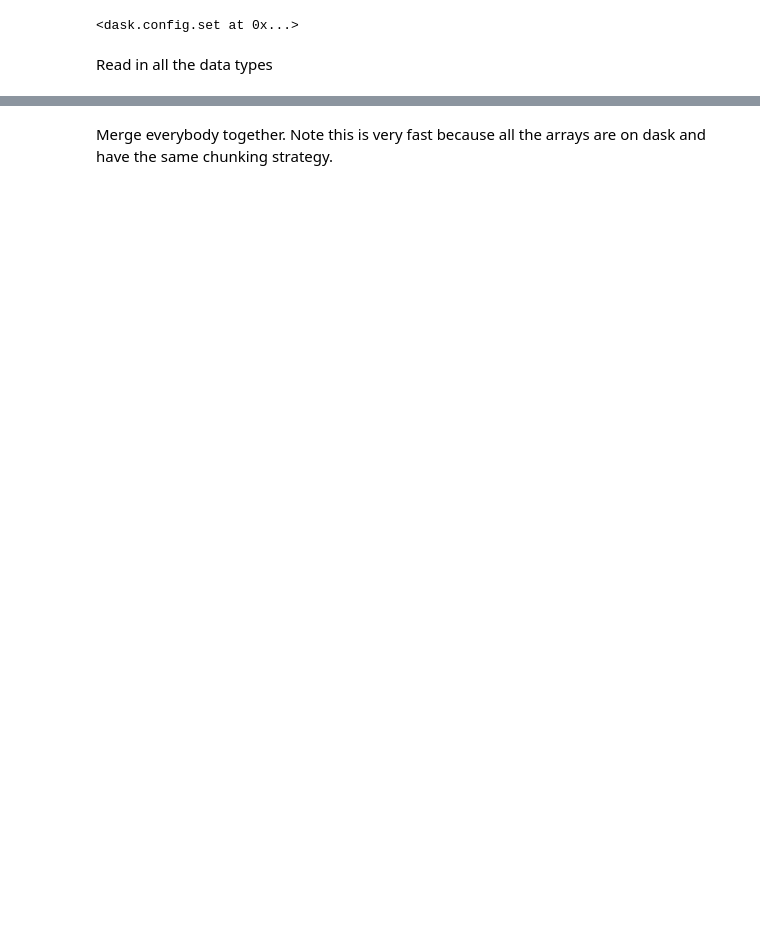
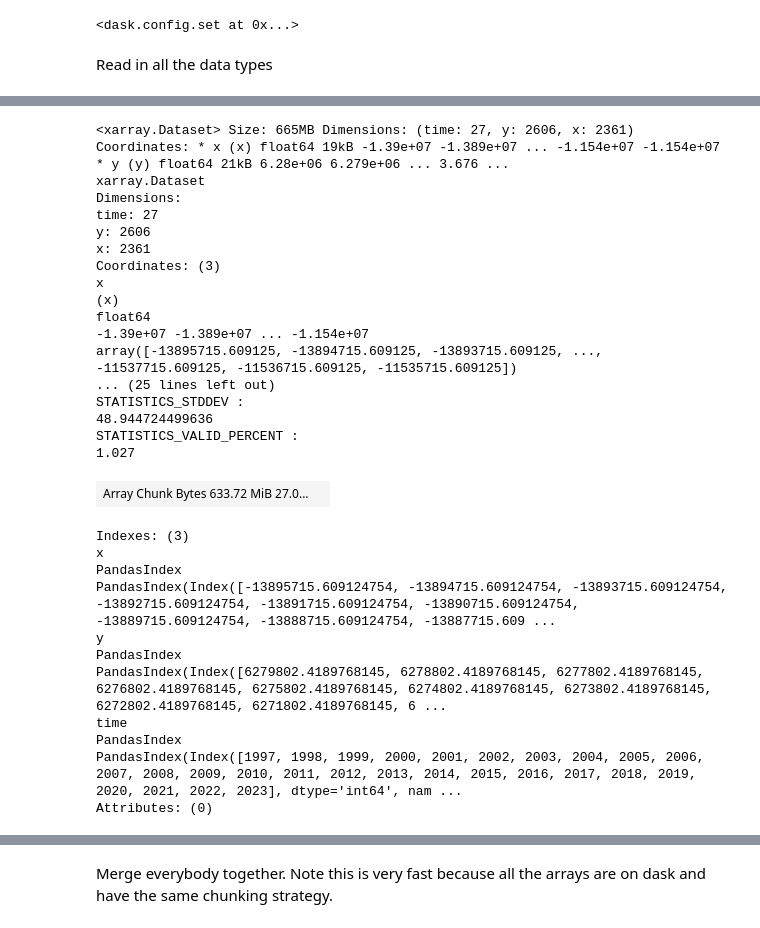
Before and after one commit to s-kganz/ForestLST, a Jupyter notebook: notebooks/combine_netcdfs.ipynb, the cells around one changed output, grey strips where cells are left out. Drawn from its saved outputs; the diff is of its cells as text; code cells hidden in the pictures; blank space fills up the shorter version.

```diff
--- a/notebooks/combine_netcdfs.ipynb
+++ b/notebooks/combine_netcdfs.ipynb
@@ -37,3 +84,35 @@ damage = xr.open_mfdataset(
+# %%
+fam
+# %% [output]
+<xarray.Dataset> Size: 665MB Dimensions: (time: 27, y: 2606, x: 2361) Coordinates: * x (x) float64 19kB -1.39e+07 -1.389e+07 ... -1.154e+07 -1.154e+07 * y (y) float64 21kB 6.28e+06 6.279e+06 ... 3.676 ...
+xarray.Dataset
+Dimensions:
+time: 27
+y: 2606
+x: 2361
+Coordinates: (3)
+x
+(x)
+float64
+-1.39e+07 -1.389e+07 ... -1.154e+07
+array([-13895715.609125, -13894715.609125, -13893715.609125, ..., -11537715.609125, -11536715.609125, -11535715.609125])
+... (25 lines left out)
+STATISTICS_STDDEV :
+48.944724499636
+STATISTICS_VALID_PERCENT :
+1.027
+| Array Chunk Bytes 633.72 MiB 27.0... |  |
+Indexes: (3)
+x
+PandasIndex
+PandasIndex(Index([-13895715.609124754, -13894715.609124754, -13893715.609124754, -13892715.609124754, -13891715.609124754, -13890715.609124754, -13889715.609124754, -13888715.609124754, -13887715.609 ...
+y
+PandasIndex
+PandasIndex(Index([6279802.4189768145, 6278802.4189768145, 6277802.4189768145, 6276802.4189768145, 6275802.4189768145, 6274802.4189768145, 6273802.4189768145, 6272802.4189768145, 6271802.4189768145, 6 ...
+time
+PandasIndex
+PandasIndex(Index([1997, 1998, 1999, 2000, 2001, 2002, 2003, 2004, 2005, 2006, 2007, 2008, 2009, 2010, 2011, 2012, 2013, 2014, 2015, 2016, 2017, 2018, 2019, 2020, 2021, 2022, 2023], dtype='int64', nam ...
+Attributes: (0)
 # %%
 daymet = xr.open_mfdataset('data_working/daymet/*.nc', concat_dim="time", combine="nested")\
     .drop_vars("spatial_ref")\
```
Also changed, not shown: parts of 27 cells of this notebook.
